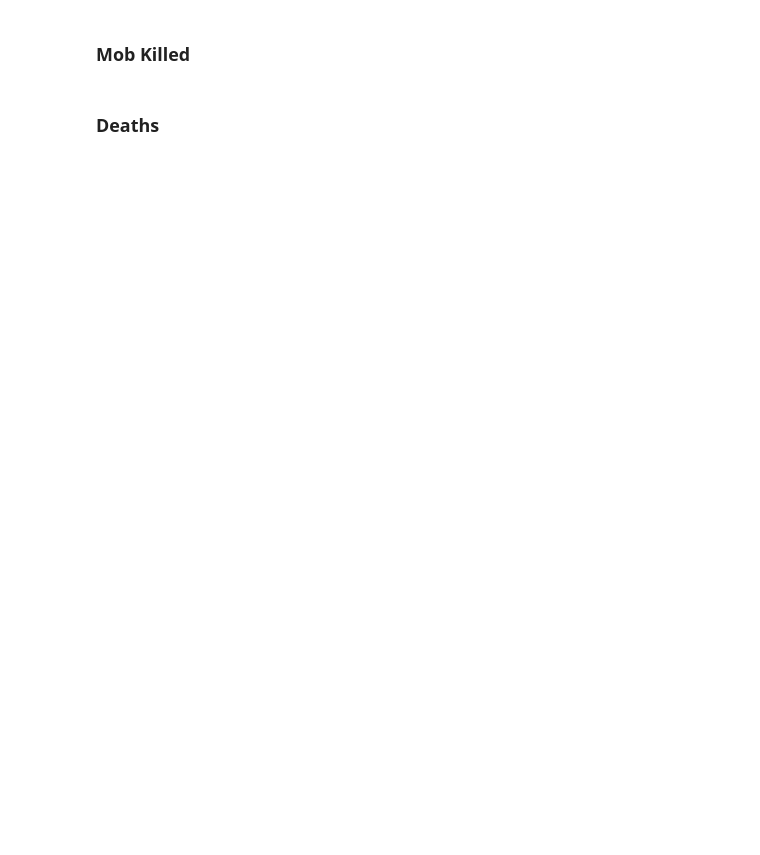
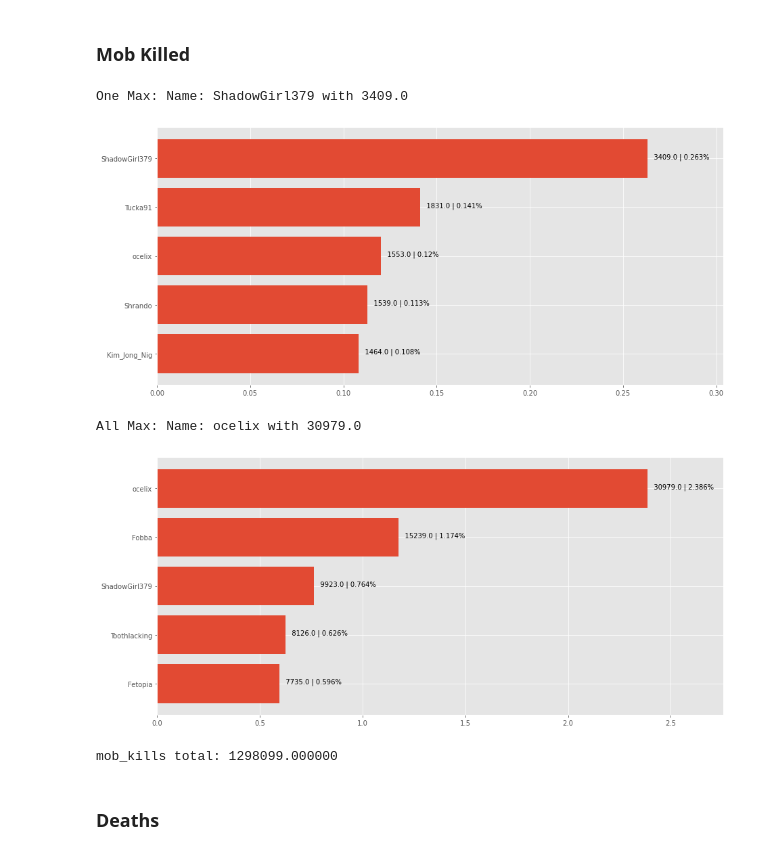
Before and after one commit to TechAle/salc1-data-mining, a Jupyter notebook: notebooks/session_analysis/sessionTime.ipynb, the cells around one changed output. Drawn from its saved outputs; the diff is of its cells as text; code cells hidden in the pictures; blank space fills up the shorter version.

```diff
--- a/notebooks/session_analysis/sessionTime.ipynb
+++ b/notebooks/session_analysis/sessionTime.ipynb
@@ -127,8 +136,13 @@ clear_output()
 # %%
 getInfoOne("mob_kills")
 getInfoAll("mob_kills")
 getSum("mob_kills")
-clear_output()
+# %% [output]
+One Max: Name: ShadowGirl379 with 3409.0
+[figure, added]
+All Max: Name: ocelix with 30979.0
+[figure, added]
+mob_kills total: 1298099.000000
 # %% [markdown]
 ### Deaths
 # %%
```
Also changed, not shown: parts of 6 cells of this notebook, 8 other files.
